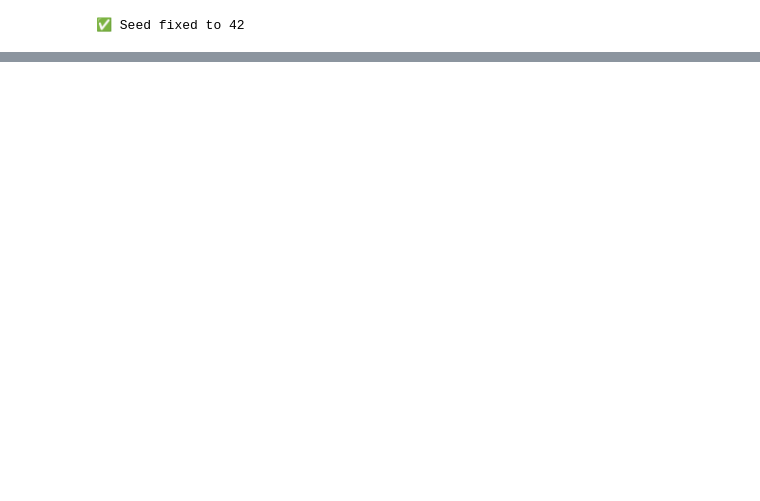
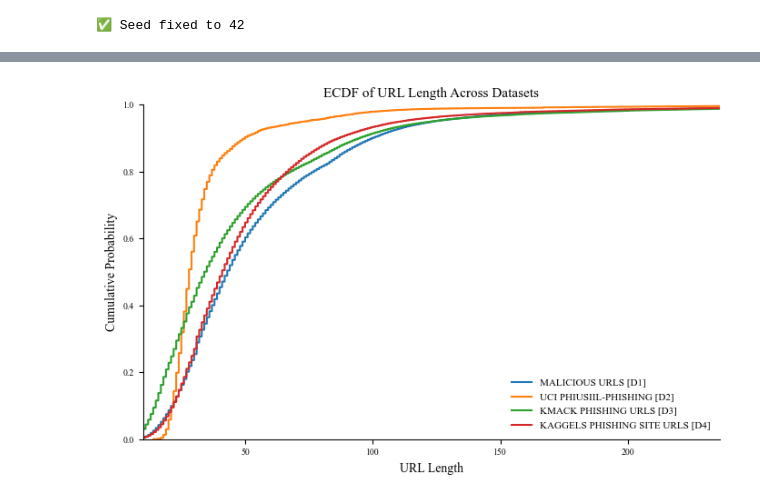
Before and after one commit to Ashutosh-Ranjan310106/Phishing_URL_classifier_using_nlp_feature_extraction, a Jupyter notebook: S02_exploratory_dataset_analysis.ipynb, the cells around one changed output, grey strips where cells are left out. Cells and saved outputs as stored; diff of their text form; code cells hidden in the pictures; blank space fills up the shorter version.

```diff
--- a/S02_exploratory_dataset_analysis.ipynb
+++ b/S02_exploratory_dataset_analysis.ipynb
@@ -267,3 +364,75 @@ DATASET: Dataset 4 (kaggels/taruntiwarihp/phishing-site-urls)
+# %%
+import matplotlib.pyplot as plt
+import numpy as np
+import pandas as pd
+
+
+# ---------- Load datasets ----------
+gen = list(all_dataset())[:4]   # First 4 datasets
+
+
+# ---------- Helper: Compute ECDF ----------
+def ecdf(data):
+    x = np.sort(data)
+    y = np.arange(1, len(x) + 1) / len(x)
+    return x, y
+
+
+# ---------- Collect URL lengths ----------
+dataset_lengths = {}
+all_vals = []
+
+for name, splits in gen:
+
+    df = pd.concat(splits)
+    df["url_len"] = df["url"].astype(str).apply(len)
+
+    vals = df["url_len"].values
+
+    dataset_lengths[name] = vals
+    all_vals.extend(vals)
+
+
+# ---------- Global X limits (robust) ----------
+x_min = np.percentile(all_vals, 1)
+x_max = np.percentile(all_vals, 99)
+
+
+# ---------- Plot ECDF ----------
+plt.figure(figsize=(7, 4.5))   # IEEE double-column
+
+for name, vals in dataset_lengths.items():
+
+    x, y = ecdf(vals)
+
+    plt.plot(
+        x, y,
+        linewidth=1.5,
+        label=name.upper()
+    )
+
+
+# ---------- Formatting ----------
+plt.xlim(x_min, x_max)
+plt.ylim(0, 1)
+
+plt.xlabel("URL Length", fontsize=10)
+plt.ylabel("Cumulative Probability", fontsize=10)
+
+plt.title("ECDF of URL Length Across Datasets", fontsize=11)
+
+plt.legend(fontsize=8, frameon=False)
+
+plt.grid(False)
+
+ax = plt.gca()
+ax.spines["top"].set_visible(False)
+ax.spines["right"].set_visible(False)
+
+plt.tight_layout()
+plt.show()
+# %% [output]
+[figure, added]
 # %%
 # get url maxlen
 lens = []
```
Also changed, not shown: parts of 5 cells of this notebook, 11 other files.
